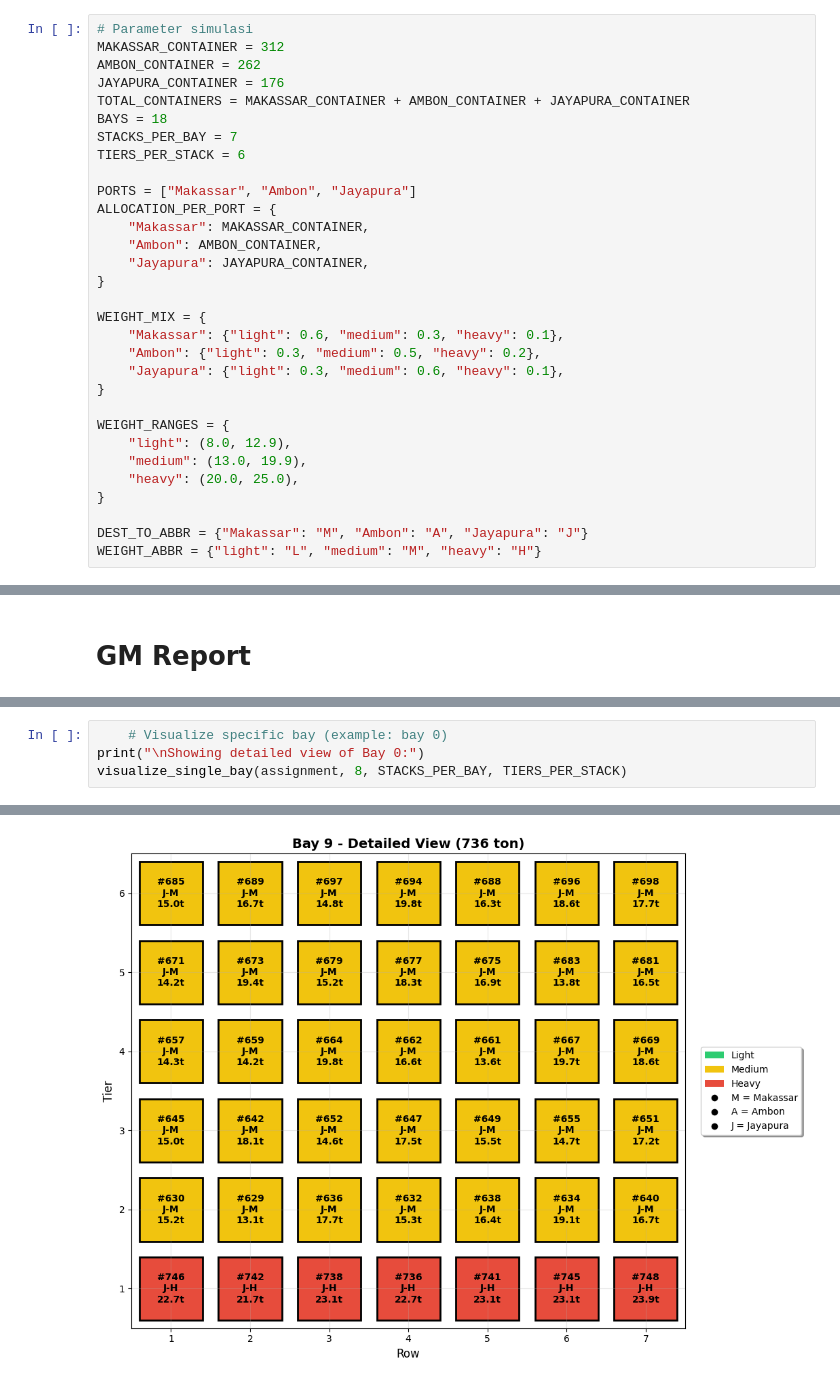
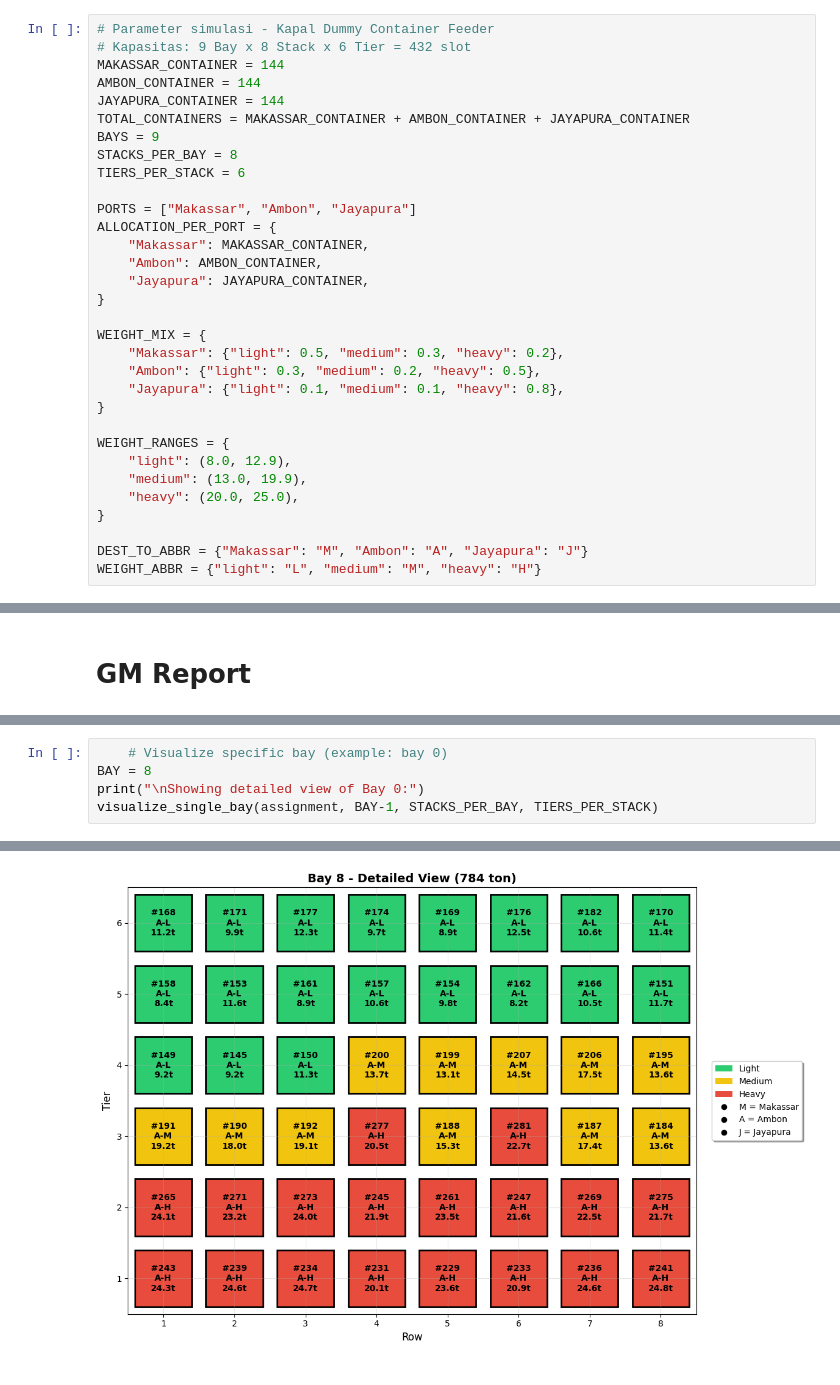
Before and after one commit to willyc2004/navigating_uncertainty_in_mpp, a Jupyter notebook: container_stowage_simulation.ipynb, the cells around one changed output, grey strips where cells are left out. Drawn from its saved outputs; the diff is of its cells as text.

```diff
--- a/container_stowage_simulation.ipynb
+++ b/container_stowage_simulation.ipynb
@@ -45,13 +45,14 @@ class Position:
     stack: int
     tier: int
 # %%
-# Parameter simulasi
-MAKASSAR_CONTAINER = 312
-AMBON_CONTAINER = 262
-JAYAPURA_CONTAINER = 176
+# Parameter simulasi - Kapal Dummy Container Feeder
+# Kapasitas: 9 Bay x 8 Stack x 6 Tier = 432 slot
+MAKASSAR_CONTAINER = 144
+AMBON_CONTAINER = 144
+JAYAPURA_CONTAINER = 144
 TOTAL_CONTAINERS = MAKASSAR_CONTAINER + AMBON_CONTAINER + JAYAPURA_CONTAINER
-BAYS = 18
-STACKS_PER_BAY = 7
+BAYS = 9
+STACKS_PER_BAY = 8
 TIERS_PER_STACK = 6
 
 PORTS = ["Makassar", "Ambon", "Jayapura"]
@@ -62,9 +63,9 @@ ALLOCATION_PER_PORT = {
 }
 
 WEIGHT_MIX = {
-    "Makassar": {"light": 0.6, "medium": 0.3, "heavy": 0.1},
-    "Ambon": {"light": 0.3, "medium": 0.5, "heavy": 0.2},
-    "Jayapura": {"light": 0.3, "medium": 0.6, "heavy": 0.1},
+    "Makassar": {"light": 0.5, "medium": 0.3, "heavy": 0.2},
+    "Ambon": {"light": 0.3, "medium": 0.2, "heavy": 0.5},
+    "Jayapura": {"light": 0.1, "medium": 0.1, "heavy": 0.8},
 }
 
 WEIGHT_RANGES = {
@@ -812,7 +879,8 @@ visualize_all_bays_detailed(assignment, BAYS, STACKS_PER_BAY, TIERS_PER_STACK)
 # %%
     # Visualize specific bay (example: bay 0)
+BAY = 8
 print("\nShowing detailed view of Bay 0:")
-visualize_single_bay(assignment, 8, STACKS_PER_BAY, TIERS_PER_STACK)
+visualize_single_bay(assignment, BAY-1, STACKS_PER_BAY, TIERS_PER_STACK)
 # %% [output]
 Showing detailed view of Bay 0:
-[figure, old version]
+[figure, new version]
```
Also changed, not shown: parts of 5 cells of this notebook, 1 other file.
